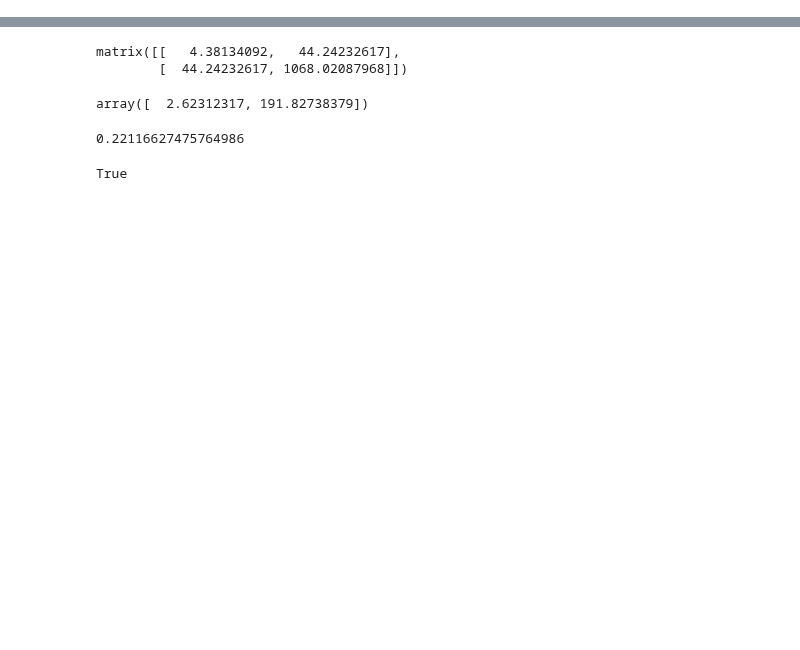
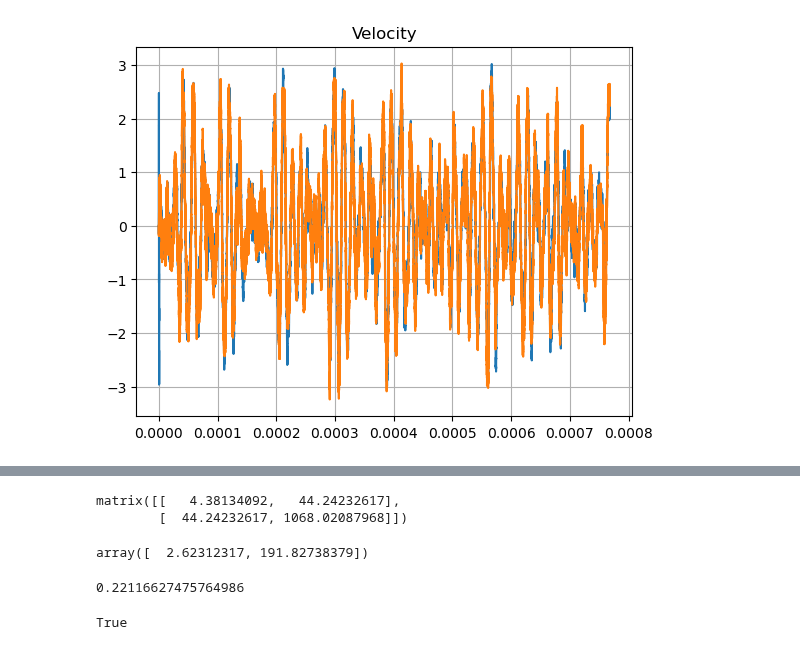
Before and after one commit to QuantumAdventures/single-photons, a Jupyter notebook: notebooks/3. Control Simulation.ipynb, the cells around one changed output, grey strips where cells are left out. Drawn from its saved outputs; the diff is of its cells as text; code cells hidden in the pictures; blank space fills up the shorter version.

```diff
--- a/notebooks/3. Control Simulation.ipynb
+++ b/notebooks/3. Control Simulation.ipynb
@@ -58,3 +109,12 @@ plt.show()
+# %%
+fig = plt.Figure()
+plt.title('Velocity')
+plt.plot(t, estimated_states[:,1])
+plt.plot(t, new_states[:,1])
+plt.grid()
+plt.show()
+# %% [output]
+[figure, added]
 # %%
 z = estimated_states[:,0]*env.zp_x
 p = estimated_states[:,1]*env.zp_p
```
Also changed, not shown: parts of 11 cells of this notebook, 6 other files.
